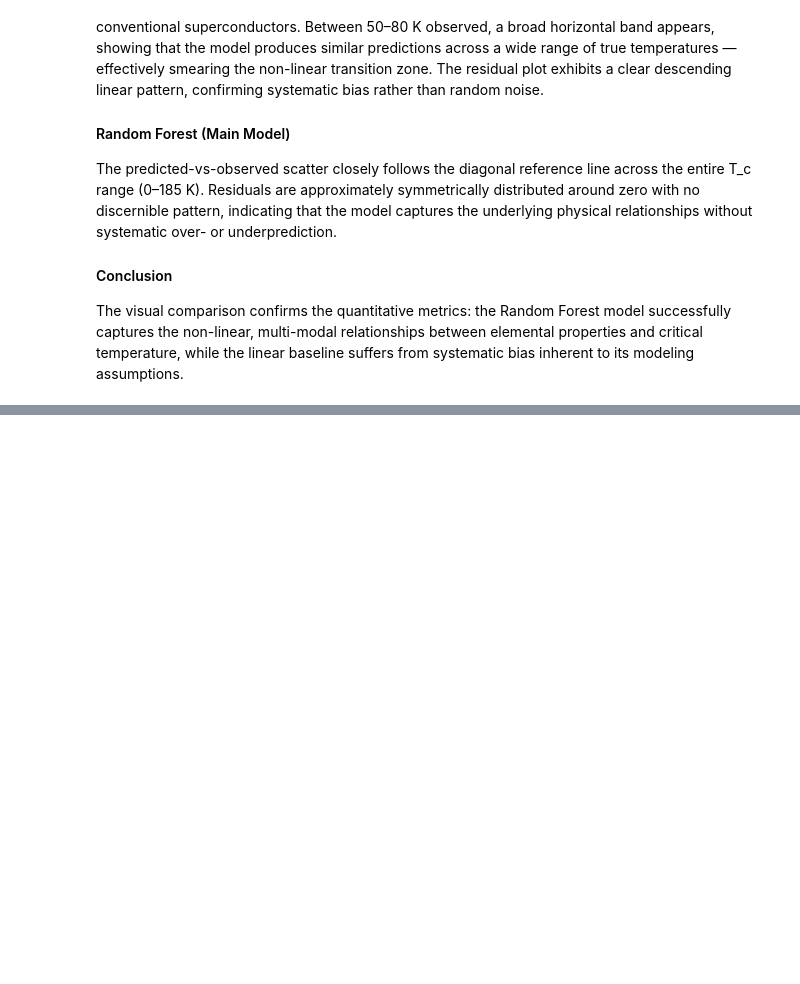
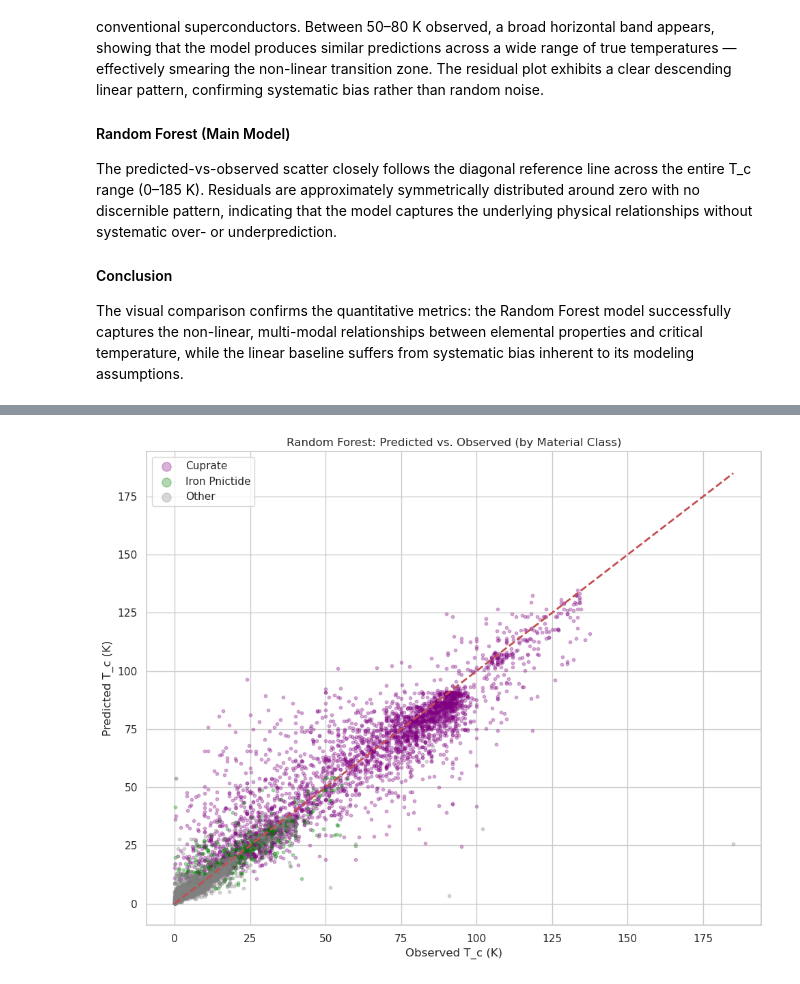
Before and after one commit to KKulmus/superconductor-tc-prediction, a Jupyter notebook: notebooks/02_Modeling.ipynb, the cells around one changed output, grey strips where cells are left out. Cells and saved outputs as stored; diff of their text form; code cells hidden in the pictures; blank space fills up the shorter version.

```diff
--- a/notebooks/02_Modeling.ipynb
+++ b/notebooks/02_Modeling.ipynb
@@ -119,0 +222,11 @@ its modeling assumptions.
+# %%
+df_material = pd.read_csv("../data/raw/unique_m.csv")
+df_material["is_cuprate"] = (df_material["Cu"] > 0) & (df_material["O"] > 0)
+df_material["is_iron_pnictide"] = (df_material["Fe"] > 0) & ((df_material["As"] > 0) | (df_material["Se"] > 0))
+
+# Add to df_train (same ordering of indices!)
+df_merged = df.copy()
+for col in ["is_cuprate", "is_iron_pnictide"]:
+    df_merged[col] = df_material[col].values
+
+df_merged.head()
@@ -119,0 +241,40 @@ its modeling assumptions.
+# %%
+# get material classes of test-data
+test_indices = rf_pipeline.y_test.index
+
+# class as string for plot
+def get_class_label(row):
+    if row["is_cuprate"]:
+        return "Cuprate"
+    elif row["is_iron_pnictide"]:
+        return "Iron Pnictide"
+    else:
+        return "Other"
+
+test_classes = df_merged.loc[test_indices, ["is_cuprate", "is_iron_pnictide"]].apply(get_class_label, axis=1)
+
+# Predicted vs. Observed with color coding
+fig, ax = plt.subplots(figsize=(10, 8))
+
+colors = {"Cuprate": "purple", "Iron Pnictide": "green", "Other": "gray"}
+
+for cls_name, color in colors.items():
+    mask = test_classes == cls_name
+    ax.scatter(
+        rf_pipeline.y_test[mask],
+        rf_pipeline.y_pred[mask],
+        alpha=0.3, s=10, c=color, label=cls_name
+    )
+
+# Diagonal reference
+lim = [rf_pipeline.y_test.min(), rf_pipeline.y_test.max()]
+ax.plot(lim, lim, "r--", linewidth=2)
+
+ax.set_xlabel("Observed T_c (K)")
+ax.set_ylabel("Predicted T_c (K)")
+ax.set_title("Random Forest: Predicted vs. Observed (by Material Class)")
+ax.legend(markerscale=3)
+plt.tight_layout()
+plt.show()
+# %% [output]
+[figure, added]
```
Also changed, not shown: parts of 9 cells of this notebook.
